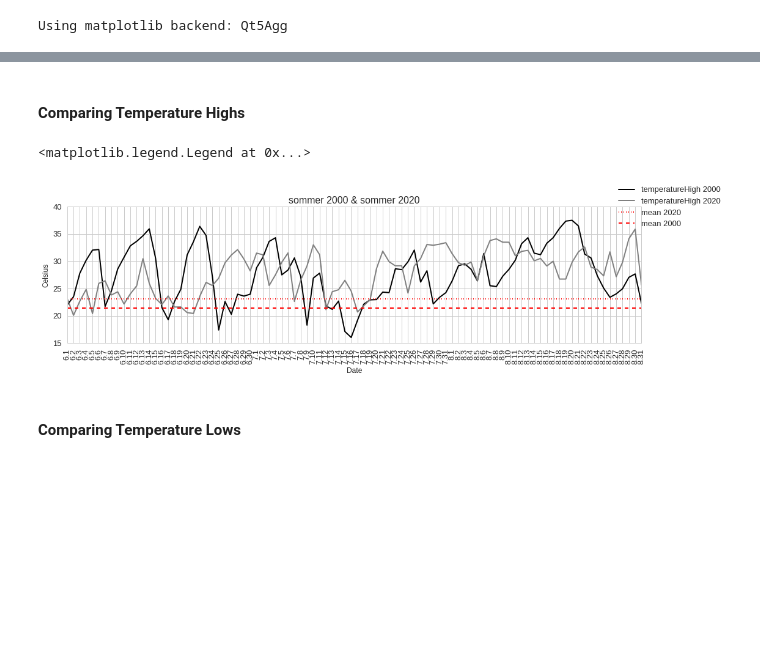
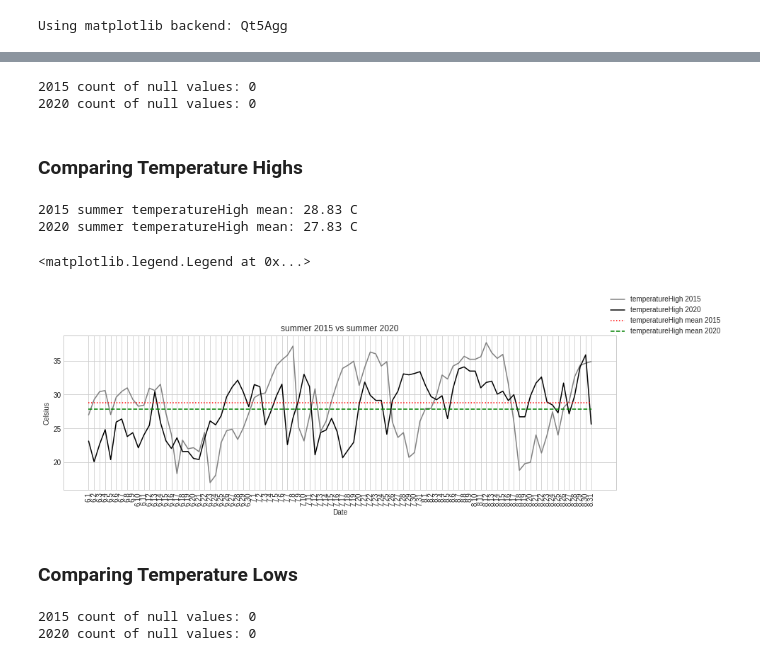
Before and after one commit to xngst/Budapest_idojaras_2000-2020, a Jupyter notebook: Ipython Notebook/Budapest Időjárás 2000-2020 elemzés.ipynb, the cells around one changed output, grey strips where cells are left out. Saved outputs shown, nothing was run; the diff lists cells and outputs as text; code cells hidden in the pictures; blank space fills up the shorter version.

```diff
--- a/Ipython Notebook/Budapest Időjárás 2000-2020 elemzés.ipynb
+++ b/Ipython Notebook/Budapest Időjárás 2000-2020 elemzés.ipynb
@@ -219,4 +219,3 @@ Using matplotlib backend: Qt5Agg
 # %%
-all_years["month_day"] = \
-all_years["date"].dt.month.astype(str) \
+all_years["month_day"] = all_years["date"].dt.month.astype(str) \
 + "." + all_years["date"].dt.day.astype(str)
@@ -229,2 +222,19 @@ sommer_2020 = all_years[from_period: to_period].copy()
+# %%
+year1 = '2015'
+year2 = '2020'
+
+start_period = '06-01'
+end_period = '08-31'
+
+year_1_df = all_years[f'{year1}-{start_period}': f'{year1}-{end_period}'].copy()
+year_2_df = all_years[f'{year2}-{start_period}': f'{year2}-{end_period}'].copy()
+# %%
+year1_th_null_values = year_1["temperatureHigh"].isnull().sum()
+year1_th_null_values = year_2["temperatureHigh"].isnull().sum()
+print(f"{year1} count of null values: {year1_th_null_values}")
+print(f"{year2} count of null values: {year1_th_null_values}")
+# %% [output]
+2015 count of null values: 0
+2020 count of null values: 0
 # %% [markdown]
-#### Comparing Temperature Highs
+### Comparing Temperature Highs
@@ -236,39 +241,50 @@ sommer_2020["temperatureHigh_average"] = \
+# %%
+year_1_temp_high_mean = year_1["temperatureHigh"].mean()
+year_2_temp_high_mean = year_2["temperatureHigh"].mean()
+
+print(f"{year1} summer temperatureHigh mean: {year_1_temp_high_mean:.2f} C")
+print(f"{year2} summer temperatureHigh mean: {year_2_temp_high_mean:.2f} C")
+# %% [output]
+2015 summer temperatureHigh mean: 28.83 C
+2020 summer temperatureHigh mean: 27.83 C
 # %%
-fig = plt.figure(figsize=(15,4))
+fig = plt.figure(figsize=(14,4))
 ax = plt.axes()
-ax.plot(sommer_2000["month_day"],
-        sommer_2000["temperatureHigh"][:],
+ax.plot(year_1_df["month_day"],
+        year_1_df["temperatureHigh"],
+         '-',
+         color='grey',
+         label=f'temperatureHigh {year1}'
+        )
+ax.plot(year_2_df["month_day"],
+        year_2_df["temperatureHigh"],
          '-',
          color='black',
-         label='temperatureHigh 2000'
-        )
-ax.plot(sommer_2020["month_day"],
-        sommer_2020["temperatureHigh"][:],
-         '-',
-         color='grey',
-         label='temperatureHigh 2020'
+         label=f'temperatureHigh {year2}'
         )
 
-ax.plot([sommer_2020["temperatureHigh_average"].mean()] * len(sommer_2020),
+ax.plot([year_1_temp_high_mean] * len(year_1_df),
         ":",
         color='red',
-        label='mean 2020')
+        label=f'temperatureHigh mean {year1}'
+       )
 
-ax.plot([sommer_2000["temperatureHigh_average"].mean()] * len(sommer_2000),
+ax.plot([year_2_temp_high_mean] * len(year_2_df),
         "--",
-        color='red',
-        label='mean 2000')
+        color='green',
+        label=f'temperatureHigh mean {year2}'
+       )
 
 ax.tick_params(axis='x', rotation=90)
 
-ax.set(title=f"sommer 2000 & sommer 2020",
+ax.set(title=f"summer {year1} vs summer {year2}",
        xlabel='Date',
        ylabel='Celsius')
 
 
-ax.legend(bbox_to_anchor=(1.15, 1.2))
+ax.legend(bbox_to_anchor=(1.2, 1.3))
 # %% [output]
 <matplotlib.legend.Legend at 0x...>
-[figure, old version]
+[figure, new version]
 # %% [markdown]
-#### Comparing Temperature Lows
+### Comparing Temperature Lows
@@ -279,0 +291,8 @@ sommer_2020["temperatureLow_average"] = \
+# %%
+year1_tl_null_values = year_1["temperatureLow"].isnull().sum()
+year2_tl_null_values = year_2["temperatureLow"].isnull().sum()
+print(f"{year1} count of null values: {year1_tl_null_values}")
+print(f"{year2} count of null values: {year2_tl_null_values}")
+# %% [output]
+2015 count of null values: 0
+2020 count of null values: 0
```
Also changed, not shown: parts of 19 cells of this notebook, 8 other files.
